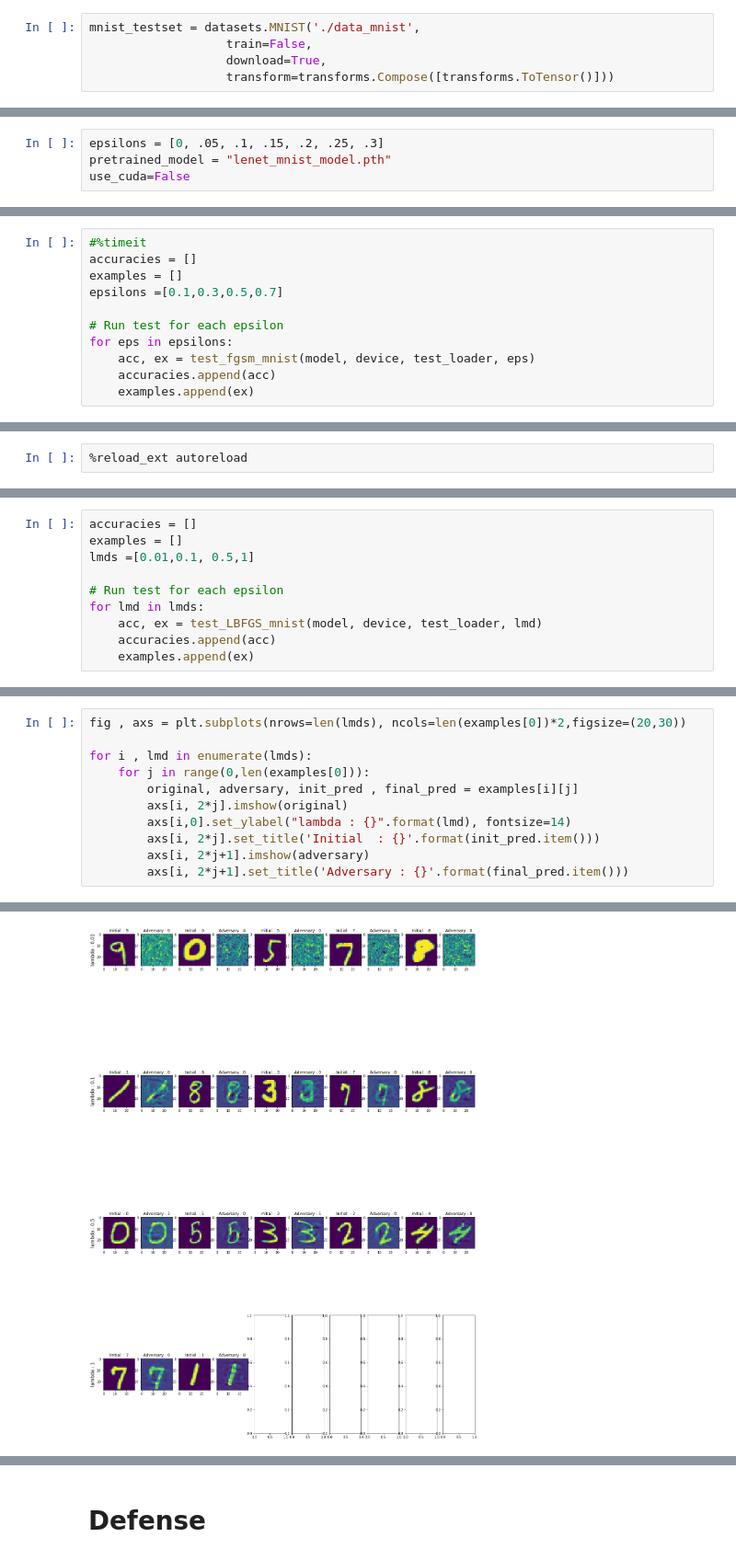
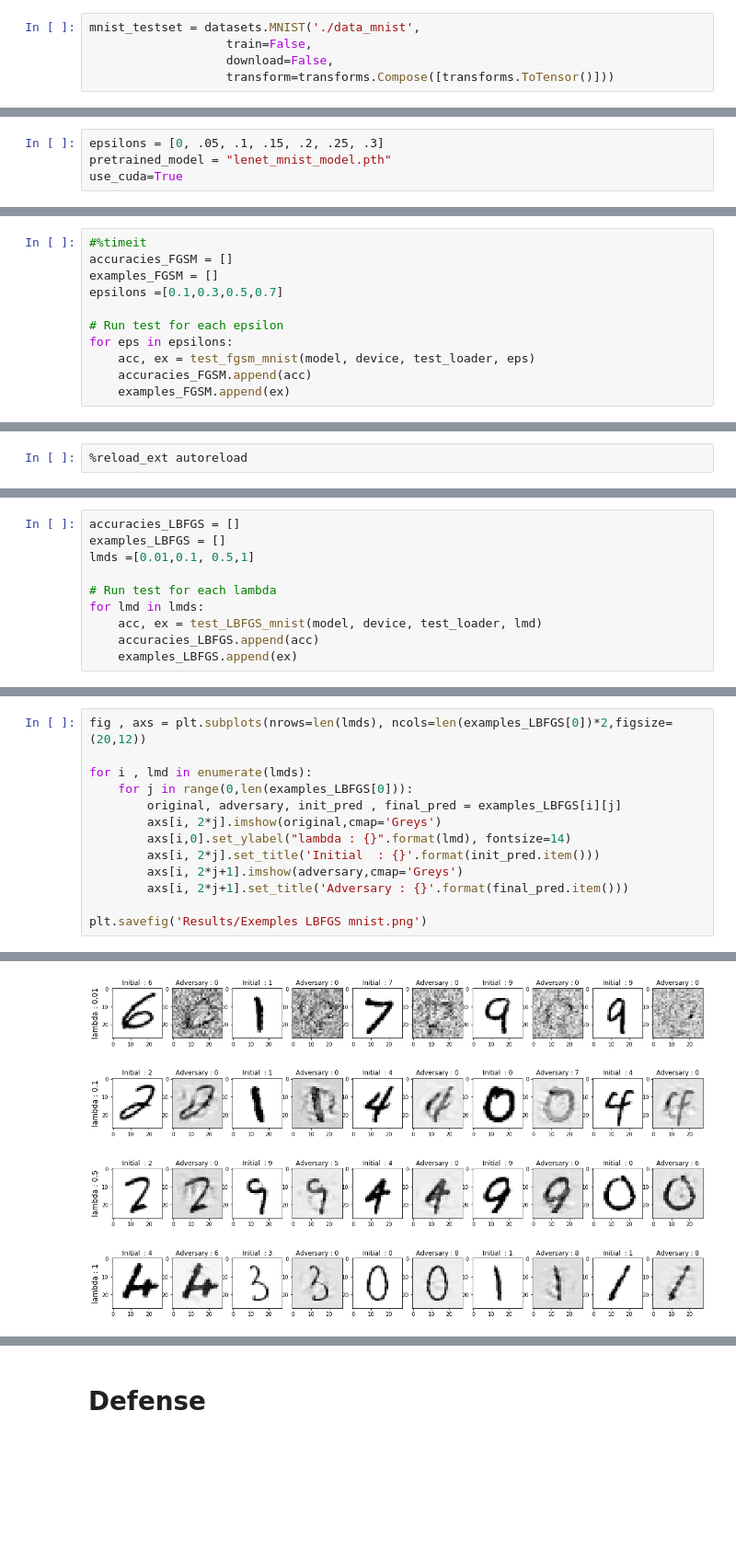
Before and after one commit to AmineDiro/Adversarial-Attacks, a Jupyter notebook: Adversarial attacks.ipynb, the cells around one changed output, grey strips where cells are left out. Shown at 92% size. Cells and saved outputs as stored; diff of their text form; blank space fills up the shorter version.

```diff
--- a/Adversarial attacks.ipynb
+++ b/Adversarial attacks.ipynb
@@ -36,14 +41,14 @@ We will focus on attacks following the white box assumption
 # %%
 mnist_testset = datasets.MNIST('./data_mnist',
                    train=False,
-                   download=True,
+                   download=False,
                    transform=transforms.Compose([transforms.ToTensor()]))
 # %%
 test_loader = torch.utils.data.DataLoader(mnist_testset, batch_size=1,shuffle=True)
 # %%
 epsilons = [0, .05, .1, .15, .2, .25, .3]
 pretrained_model = "lenet_mnist_model.pth"
-use_cuda=False
+use_cuda=True
 # %%
 # Init device
 print("CUDA Available: ",torch.cuda.is_available())
@@ -124,12 +80,12 @@ def test_fgsm_mnist(model, device, test_loader, epsilon):
 # %%
 #%timeit
-accuracies = []
-examples = []
+accuracies_FGSM = []
+examples_FGSM = []
 epsilons =[0.1,0.3,0.5,0.7]
 
 # Run test for each epsilon
 for eps in epsilons:
     acc, ex = test_fgsm_mnist(model, device, test_loader, eps)
-    accuracies.append(acc)
-    examples.append(ex)
+    accuracies_FGSM.append(acc)
+    examples_FGSM.append(ex)
 # %%
@@ -325,10 +284,10 @@ def test_LBFGS_mnist(model,device,testloader,lmd=lmd):
 # %%
-accuracies = []
-examples = []
+accuracies_LBFGS = []
+examples_LBFGS = []
 lmds =[0.01,0.1, 0.5,1]
 
-# Run test for each epsilon
+# Run test for each lambda
 for lmd in lmds:
     acc, ex = test_LBFGS_mnist(model, device, test_loader, lmd)
-    accuracies.append(acc)
-    examples.append(ex)
+    accuracies_LBFGS.append(acc)
+    examples_LBFGS.append(ex)
@@ -345,12 +318,14 @@ plt.show()
 # %%
-fig , axs = plt.subplots(nrows=len(lmds), ncols=len(examples[0])*2,figsize=(20,30))
+fig , axs = plt.subplots(nrows=len(lmds), ncols=len(examples_LBFGS[0])*2,figsize=(20,12))
 
 for i , lmd in enumerate(lmds):
-    for j in range(0,len(examples[0])):
-        original, adversary, init_pred , final_pred = examples[i][j]
-        axs[i, 2*j].imshow(original)
+    for j in range(0,len(examples_LBFGS[0])):
+        original, adversary, init_pred , final_pred = examples_LBFGS[i][j]
+        axs[i, 2*j].imshow(original,cmap='Greys')
         axs[i,0].set_ylabel("lambda : {}".format(lmd), fontsize=14)
         axs[i, 2*j].set_title('Initial  : {}'.format(init_pred.item()))
-        axs[i, 2*j+1].imshow(adversary)
+        axs[i, 2*j+1].imshow(adversary,cmap='Greys')
         axs[i, 2*j+1].set_title('Adversary : {}'.format(final_pred.item()))
+
+plt.savefig('Results/Exemples LBFGS mnist.png')
 # %% [output]
@@ -358 +332 @@ IndexError: list index out of range
-[figure, old version]
+[figure, new version]
```
Also changed, not shown: parts of 26 cells of this notebook, 10 other files.
